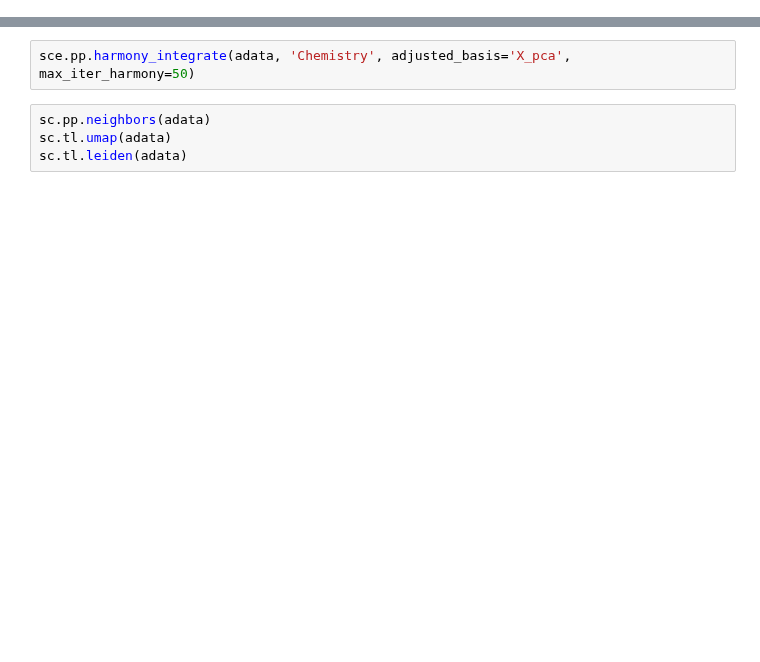
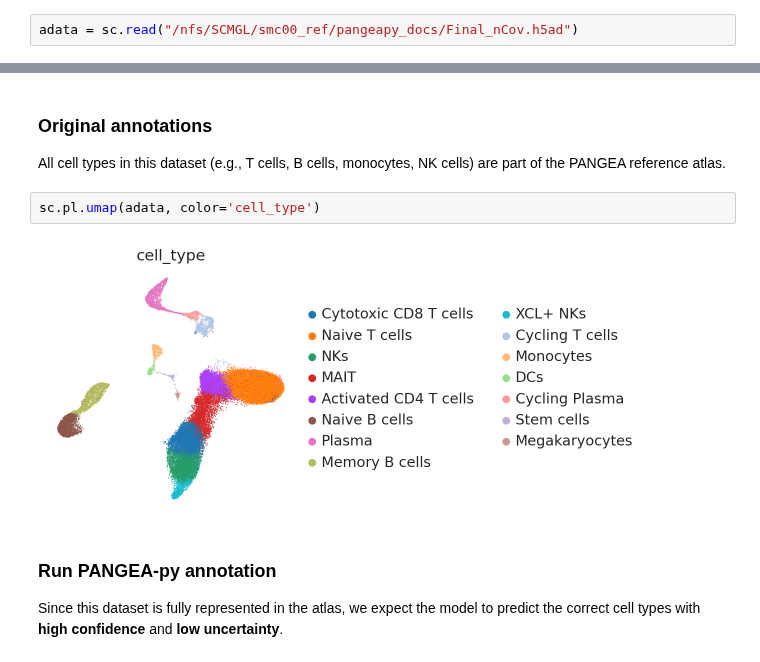
Before and after one commit to srkim727/pangeapy, a Jupyter notebook: docs/03_vignette_identifying_missing_cells.ipynb, the cells around one changed output, grey strips where cells are left out. Saved outputs shown, nothing was run; the diff lists cells and outputs as text; blank space fills up the shorter version.

```diff
--- a/docs/03_vignette_identifying_missing_cells.ipynb
+++ b/docs/03_vignette_identifying_missing_cells.ipynb
@@ -63 +137,3 @@ sc.pp.pca(adata)
+# %%
+adata = sc.read("/nfs/SCMGL/smc00_ref/pangeapy_docs/Final_nCov.h5ad")
 # %%
@@ -65,6 +148,12 @@ adata.obs
-# %%
-sce.pp.harmony_integrate(adata, 'Chemistry', adjusted_basis='X_pca', max_iter_harmony=50)
-# %%
-sc.pp.neighbors(adata)
-sc.tl.umap(adata)
-sc.tl.leiden(adata)
+# %% [markdown]
+### Original annotations
+
+All cell types in this dataset (e.g., T cells, B cells, monocytes, NK cells) are part of the PANGEA reference atlas.
+# %%
+sc.pl.umap(adata, color='cell_type')
+# %% [output]
+[figure, added]
+# %% [markdown]
+### Run PANGEA-py annotation
+
+Since this dataset is fully represented in the atlas, we expect the model to predict the correct cell types with **high confidence** and **low uncertainty**.
```
Also changed, not shown: parts of 35 cells of this notebook, 2 other files.
